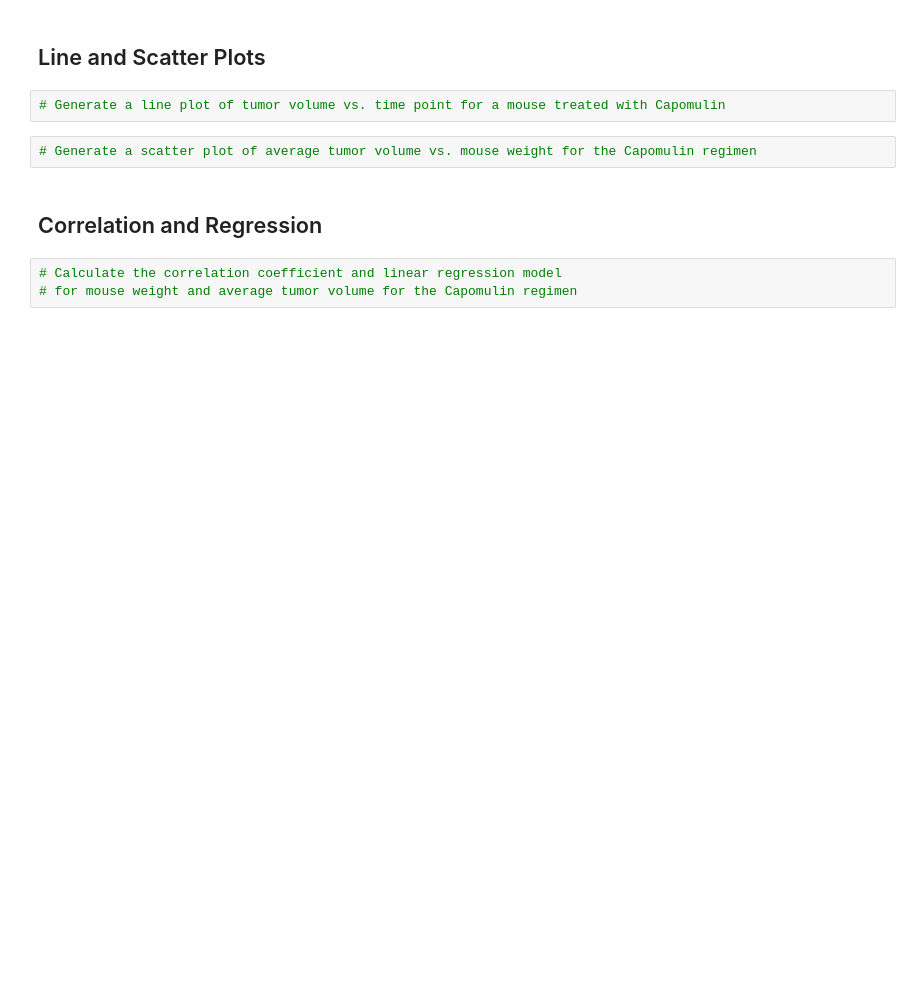
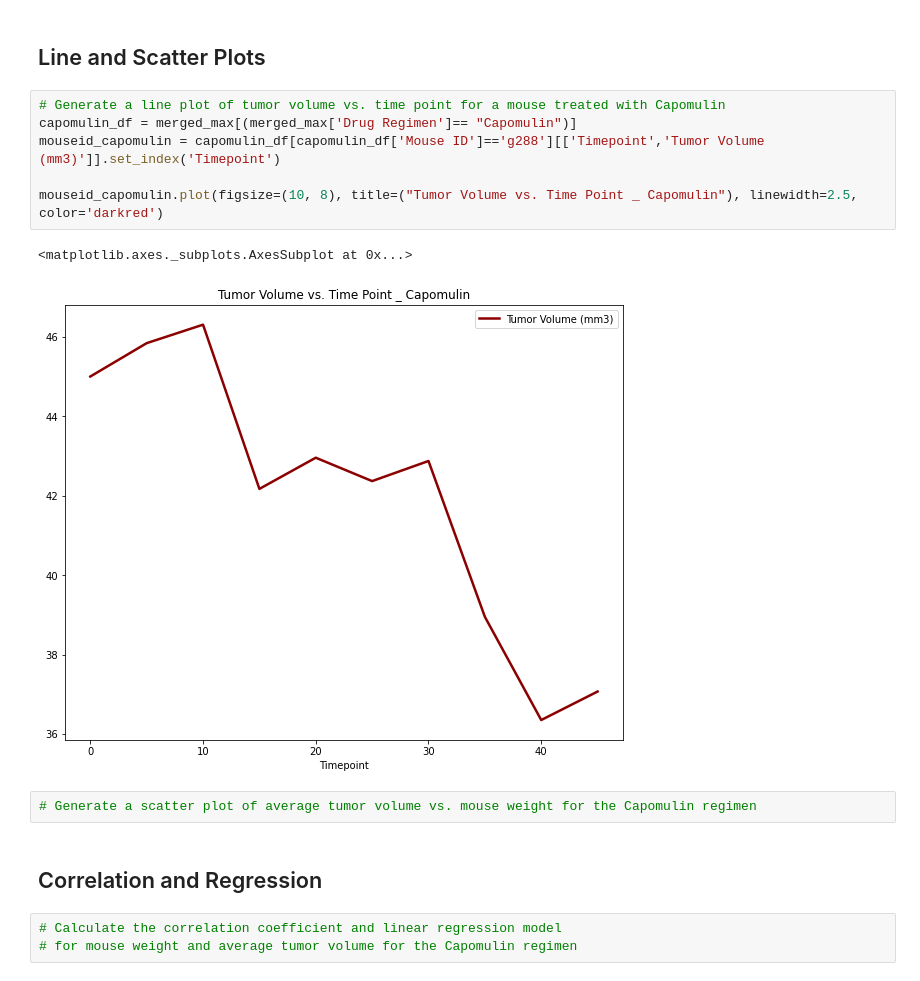
Before and after one commit to TinaKuo77/Matplotlib_Challenging, a Jupyter notebook: Pymaceuticals/FinalResult.ipynb, the cells around one changed output. Drawn from its saved outputs; the diff is of its cells as text; blank space fills up the shorter version.

```diff
--- a/Pymaceuticals/FinalResult.ipynb
+++ b/Pymaceuticals/FinalResult.ipynb
@@ -300,6 +302,13 @@ plt.show()
 ## Line and Scatter Plots
 # %%
 # Generate a line plot of tumor volume vs. time point for a mouse treated with Capomulin
+capomulin_df = merged_max[(merged_max['Drug Regimen']== "Capomulin")]
+mouseid_capomulin = capomulin_df[capomulin_df['Mouse ID']=='g288'][['Timepoint','Tumor Volume (mm3)']].set_index('Timepoint')
+
+mouseid_capomulin.plot(figsize=(10, 8), title=("Tumor Volume vs. Time Point _ Capomulin"), linewidth=2.5, color='darkred')
+# %% [output]
+<matplotlib.axes._subplots.AxesSubplot at 0x...>
+[figure, added]
 # %%
 # Generate a scatter plot of average tumor volume vs. mouse weight for the Capomulin regimen
 # %% [markdown]
```
Also changed, not shown: parts of 1 cell of this notebook.
